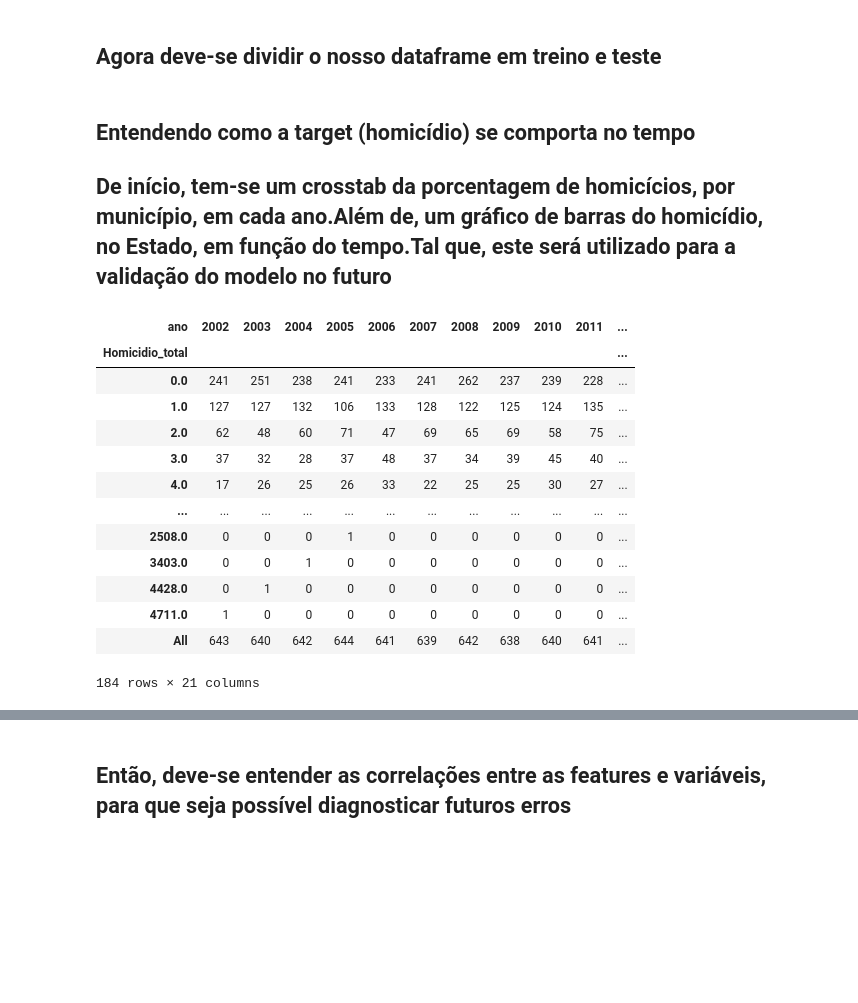
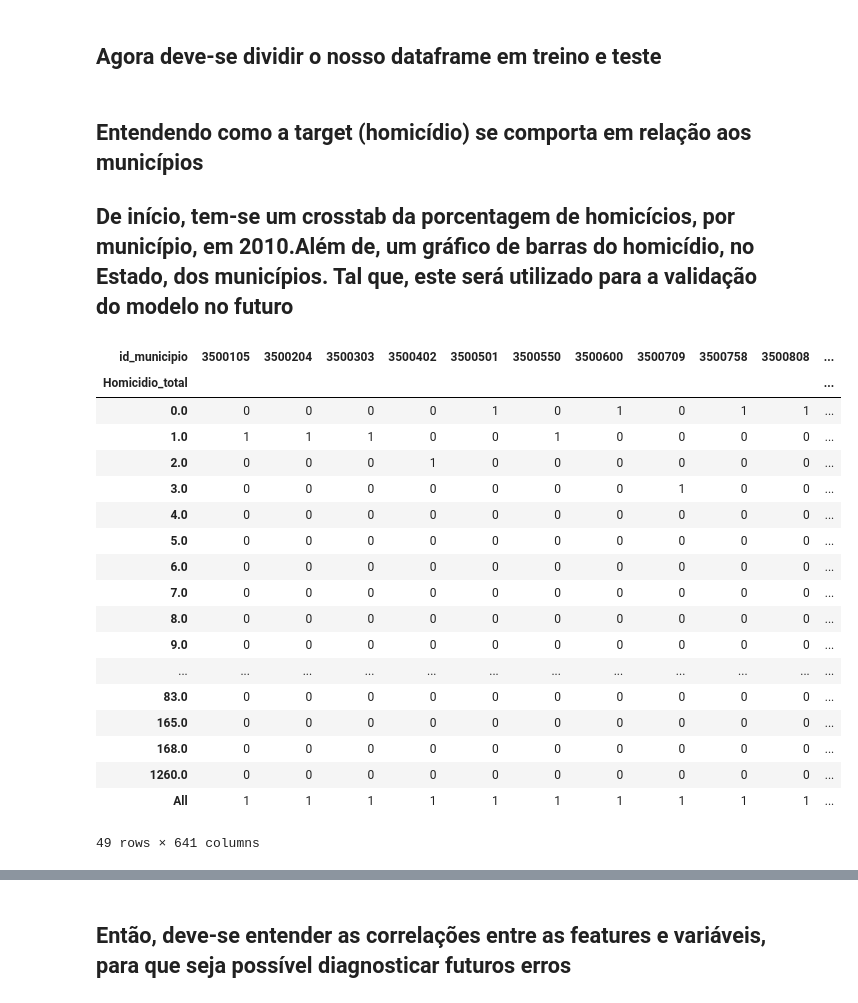
Before and after one commit to felipebns/P2_Cdados, a Jupyter notebook: p2_cdados.ipynb, the cells around one changed output, grey strips where cells are left out. Cells and saved outputs as stored; diff of their text form; code cells hidden in the pictures; blank space fills up the shorter version.

```diff
--- a/p2_cdados.ipynb
+++ b/p2_cdados.ipynb
@@ -175,8 +175,9 @@ df_treino = tabela_sem_sp[0:448]
 # %%
 df_teste = tabela_sem_sp[448:639]
 # %% [markdown]
-## Entendendo como a target (homicídio) se comporta no tempo
+## Entendendo como a target (homicídio) se comporta em relação aos municípios
 
-## De início, tem-se um crosstab da porcentagem de homicícios, por município, em cada ano.Além de, um gráfico de barras do homicídio, no Estado,  em função do tempo.Tal que, este será utilizado para a validação do modelo no futuro
+## De início, tem-se um crosstab da porcentagem de homicícios, por município, em 2010.Além de, um gráfico de barras do homicídio, no Estado, dos municípios. Tal que, este será utilizado para a validação do modelo no futuro
 # %%
-homicidio_estado = homicidio.groupby(['ano']).agg({'Homicidio_total': 'sum'}).reset_index()
+homicidio_mun = homicidio.groupby(['ano','id_municipio','regiao_ssp']).agg({'Homicidio_total': 'sum'}).reset_index()
+homicidio_mun_2010 = homicidio_mun.loc[homicidio_mun.ano == 2010]
@@ -185,20 +184,23 @@ homicidio_mun = homicidio.groupby(['ano','id_municipio','regiao_ssp']).agg({'Hom
 # %%
-pd.crosstab(homicidio_mun.Homicidio_total, homicidio_mun.ano, margins=True).round(4)
-
-#Legenda : Conta em quantos municípios teve X homicídios em determinado ano
+pd.crosstab(homicidio_mun_2010.Homicidio_total, homicidio_mun_2010.id_municipio, margins=True).round(4)
 # %% [output]
-| ano | 2002 | 2003 | 2004 | 2005 | 2006 | 2007 | 2008 | 2009 | 2010 | 2011 | ... |
+| id_municipio | 3500105 | 3500204 | 3500303 | 3500402 | 3500501 | 3500550 | 3500600 | 3500709 | 3500758 | 3500808 | ... |
 | Homicidio_total |  |  |  |  |  |  |  |  |  |  | ... |
-| 0.0 | 241 | 251 | 238 | 241 | 233 | 241 | 262 | 237 | 239 | 228 | ... |
-| 1.0 | 127 | 127 | 132 | 106 | 133 | 128 | 122 | 125 | 124 | 135 | ... |
-| 2.0 | 62 | 48 | 60 | 71 | 47 | 69 | 65 | 69 | 58 | 75 | ... |
-| 3.0 | 37 | 32 | 28 | 37 | 48 | 37 | 34 | 39 | 45 | 40 | ... |
-| 4.0 | 17 | 26 | 25 | 26 | 33 | 22 | 25 | 25 | 30 | 27 | ... |
+| 0.0 | 0 | 0 | 0 | 0 | 1 | 0 | 1 | 0 | 1 | 1 | ... |
+| 1.0 | 1 | 1 | 1 | 0 | 0 | 1 | 0 | 0 | 0 | 0 | ... |
+| 2.0 | 0 | 0 | 0 | 1 | 0 | 0 | 0 | 0 | 0 | 0 | ... |
+| 3.0 | 0 | 0 | 0 | 0 | 0 | 0 | 0 | 1 | 0 | 0 | ... |
+| 4.0 | 0 | 0 | 0 | 0 | 0 | 0 | 0 | 0 | 0 | 0 | ... |
+| 5.0 | 0 | 0 | 0 | 0 | 0 | 0 | 0 | 0 | 0 | 0 | ... |
+| 6.0 | 0 | 0 | 0 | 0 | 0 | 0 | 0 | 0 | 0 | 0 | ... |
+| 7.0 | 0 | 0 | 0 | 0 | 0 | 0 | 0 | 0 | 0 | 0 | ... |
+| 8.0 | 0 | 0 | 0 | 0 | 0 | 0 | 0 | 0 | 0 | 0 | ... |
+| 9.0 | 0 | 0 | 0 | 0 | 0 | 0 | 0 | 0 | 0 | 0 | ... |
 | ... | ... | ... | ... | ... | ... | ... | ... | ... | ... | ... | ... |
-| 2508.0 | 0 | 0 | 0 | 1 | 0 | 0 | 0 | 0 | 0 | 0 | ... |
-| 3403.0 | 0 | 0 | 1 | 0 | 0 | 0 | 0 | 0 | 0 | 0 | ... |
-| 4428.0 | 0 | 1 | 0 | 0 | 0 | 0 | 0 | 0 | 0 | 0 | ... |
-| 4711.0 | 1 | 0 | 0 | 0 | 0 | 0 | 0 | 0 | 0 | 0 | ... |
-| All | 643 | 640 | 642 | 644 | 641 | 639 | 642 | 638 | 640 | 641 | ... |
+| 83.0 | 0 | 0 | 0 | 0 | 0 | 0 | 0 | 0 | 0 | 0 | ... |
+| 165.0 | 0 | 0 | 0 | 0 | 0 | 0 | 0 | 0 | 0 | 0 | ... |
+| 168.0 | 0 | 0 | 0 | 0 | 0 | 0 | 0 | 0 | 0 | 0 | ... |
+| 1260.0 | 0 | 0 | 0 | 0 | 0 | 0 | 0 | 0 | 0 | 0 | ... |
+| All | 1 | 1 | 1 | 1 | 1 | 1 | 1 | 1 | 1 | 1 | ... |
-184 rows × 21 columns
+49 rows × 641 columns
 # %%
```
Also changed, not shown: parts of 8 cells of this notebook.
